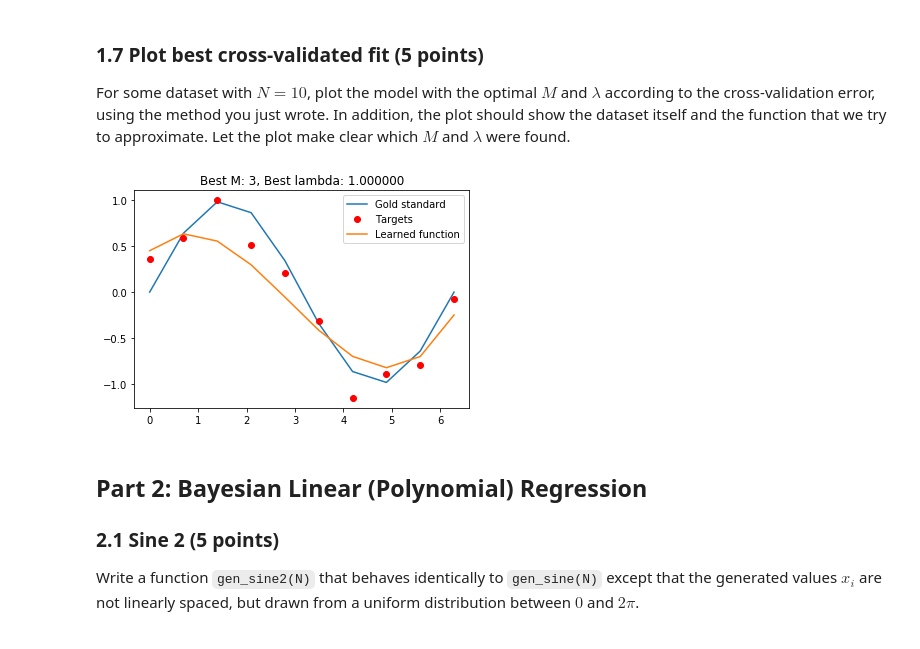
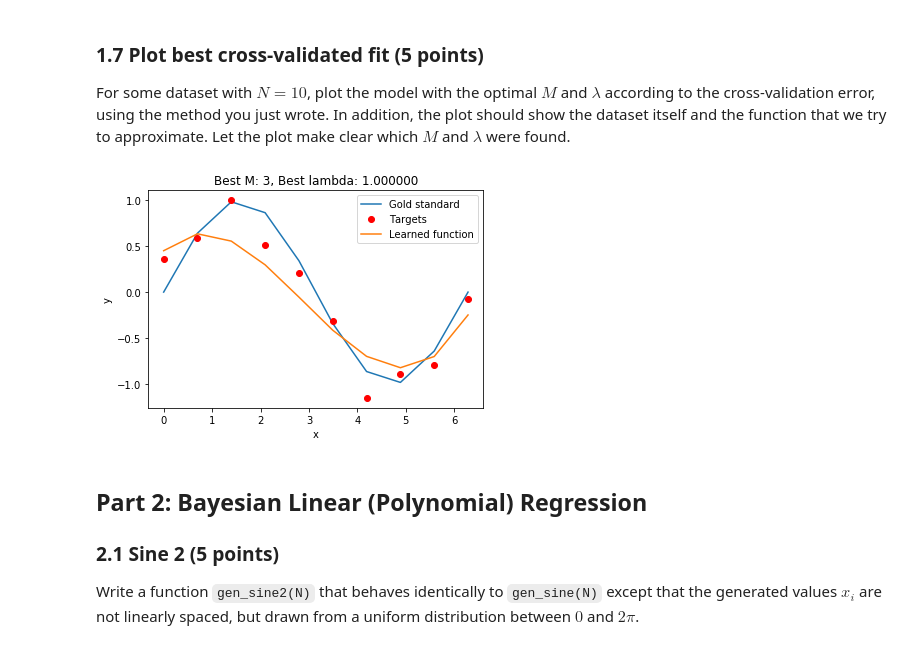
Before and after one commit to AxelBremer/ml1_lab1, a Jupyter notebook: 11023325_11029669_lab1.ipynb, the cells around one changed output. Saved outputs shown, nothing was run; the diff lists cells and outputs as text; code cells hidden in the pictures.

```diff
--- a/11023325_11029669_lab1.ipynb
+++ b/11023325_11029669_lab1.ipynb
@@ -181,6 +181,8 @@ for m in [0,2,4,8]:
     y = np.dot(Phi, w)
     y = np.squeeze(np.asarray(y))
     plt.plot(x, y, label="Learned function")
+    plt.xlabel("x")
+    plt.ylabel("y")
     plt.legend()
     plt.show()
 # %% [output]
@@ -338,20 +340,22 @@ For some dataset with $N = 10$, plot the model with the optimal $M$ and $\lambda
 # %%
 N = 10
 x, t = gen_sine(N)
 
 M_best, lamb_best, best_error = find_best_m_and_lamb(x,t)
 
 plt.title("Best M: %i, Best lambda: %f" % (M_best, lamb_best))
 plt.plot(x, [math.sin(i) for i in x], label="Gold standard")
 plt.plot(x, t, "ro", label="Targets")
 w, Phi = fit_polynomial_reg(x,t,M_best, lamb_best)
 y = np.dot(Phi, w)
 y = np.squeeze(np.asarray(y))
 plt.plot(x, y, label="Learned function")
+plt.xlabel("x")
+plt.ylabel("y")
 plt.legend()
 plt.show()
 # %% [output]
-[figure, old version]
+[figure, new version]
 # %% [markdown]
 ## Part 2: Bayesian Linear (Polynomial) Regression
 
```
Also changed, not shown: parts of 3 cells of this notebook.
